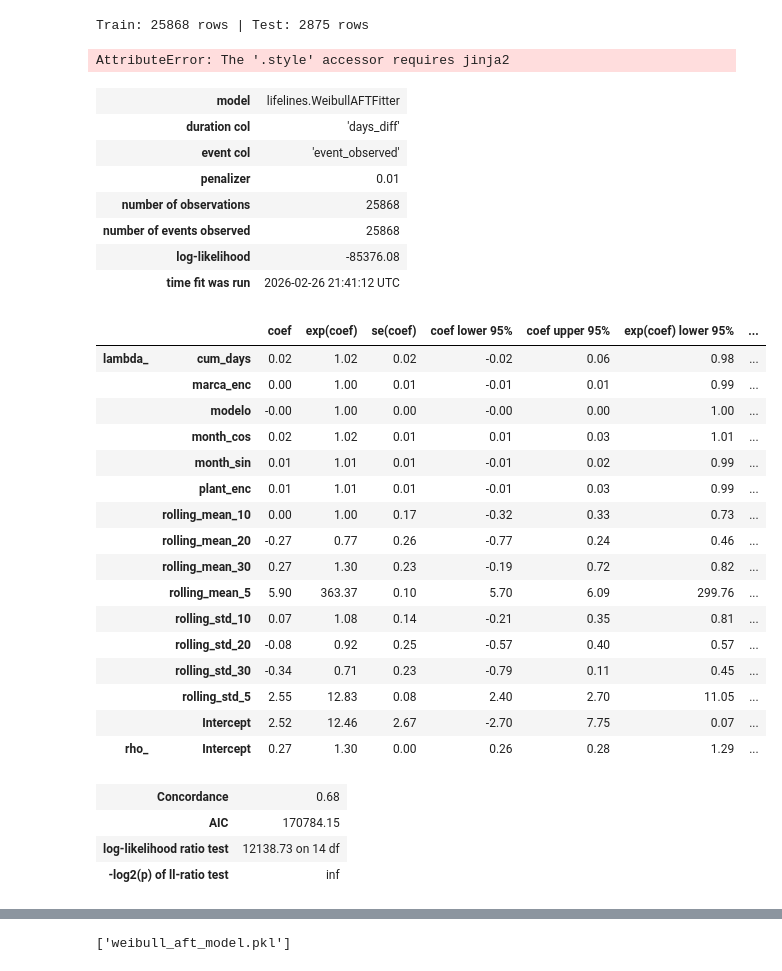
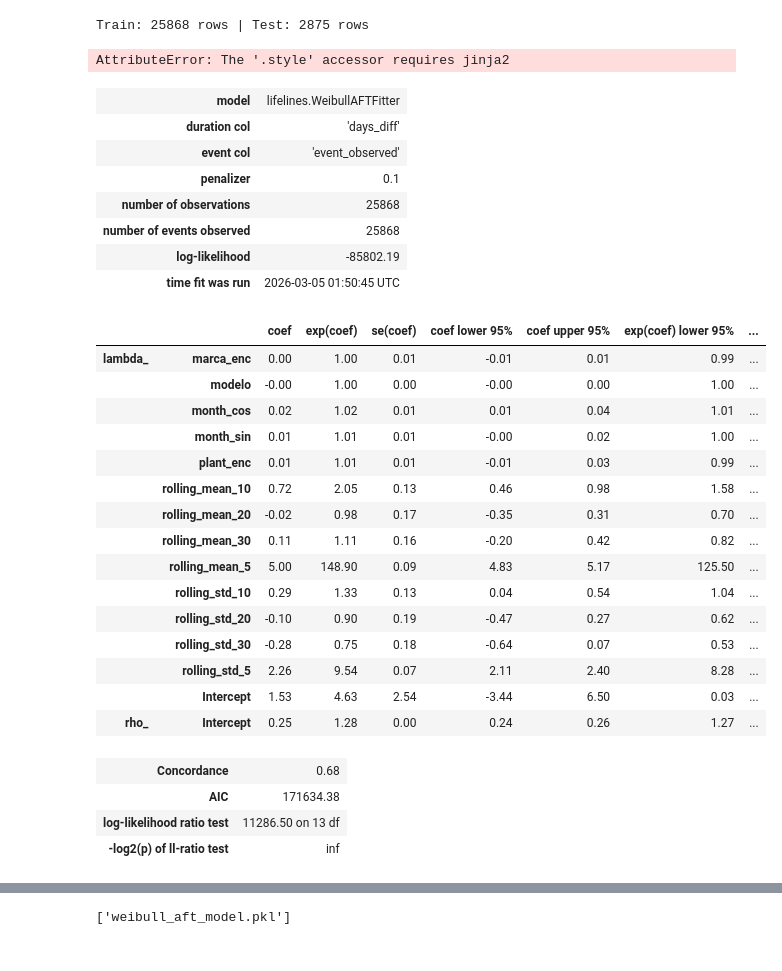
Before and after one commit to DanaGtzDev/gcc, a Jupyter notebook: parametric_aft_model.ipynb, the cells around one changed output, grey strips where cells are left out. Saved outputs shown, nothing was run; the diff lists cells and outputs as text; code cells hidden in the pictures.

```diff
--- a/parametric_aft_model.ipynb
+++ b/parametric_aft_model.ipynb
@@ -46,3 +46,18 @@ df
 | 31269 | 41733086 | 2025-10-09 | 30013413 | R591 | SINOTRUCK | 2024 | CHINO |
 | 31390 | 41736047 | 2025-10-21 | 30013413 | R591 | SINOTRUCK | 2024 | CHINO |
 32853 rows × 7 columns
+# %%
+df.columns = df.columns.str.strip()
+
+# --- 3. FEATURE ENGINEERING ---
+# Encode categoricals on the full dataset
+df['marca_enc'] = le_marca.fit_transform(df['marca'].astype(str))
+df['plant_enc'] = le_plant.fit_transform(df['plant'].astype(str))
+
+# Calculate inter-event time (the target) within each equipment group
+df['days_diff'] = df.groupby('equipment')['created_on'].diff().dt.days
+df['days_diff']
+
+# Drop first row of each equipment (no prior event to measure from)
+df = df.dropna(subset=['days_diff'])
+df
@@ -49 +105,9 @@ df
+# %%
+# FIX: Compatible with Pandas >= 2.2 (include_groups removed)
+df = (
+    df
+    .groupby('equipment', group_keys=False)
+    .apply(add_rolling_features)
+    .reset_index(drop=True)   # prevents MultiIndex issues
+)
 # %%
@@ -103,7 +149,6 @@ feature_cols = [
     'plant_enc',
     'month_sin',
     'month_cos',
-    'cum_days',
     'rolling_mean_5',
     'rolling_std_5',
     'rolling_mean_10',
@@ -118,7 +163,7 @@ model_df = df[feature_cols + ['days_diff']].copy()
 model_df['event_observed'] = 1  # All events are fully observed
 
 # Normalize continuous covariates (helps optimizer convergence)
-cont_cols = ['cum_days', 'rolling_mean_5', 'rolling_std_5',
+cont_cols = ['rolling_mean_5', 'rolling_std_5',
              'rolling_mean_10', 'rolling_std_10',
              'rolling_mean_20', 'rolling_std_20',
              'rolling_mean_30', 'rolling_std_30']
@@ -145,48 +190,51 @@ Train: 25868 rows | Test: 2875 rows
 # %%
 # --- 6. FIT WEIBULL AFT MODEL ---
 # WeibullAFTFitter models log(T) = X*beta + sigma*epsilon
 # where T is the duration and epsilon ~ Gumbel distribution
 # This naturally produces a right-skewed, non-negative time prediction
 
-aft = WeibullAFTFitter(penalizer=0.01)  # L2 regularization to avoid overfitting
+aft = WeibullAFTFitter(penalizer=0.1)  # L2 regularization to avoid overfitting
 
 aft.fit(
     train_df,
     duration_col='days_diff',
     event_col='event_observed'
 )
 
-aft.print_summary()
+try:
+    aft.print_summary()
+except Exception as e:
+    print("Summary printing failed due to missing jinja2. Displaying raw summary:")
+    print(aft.summary)
 # %% [output]
 AttributeError: The '.style' accessor requires jinja2
 | model | lifelines.WeibullAFTFitter |
 | duration col | 'days_diff' |
 | event col | 'event_observed' |
-| penalizer | 0.01 |
+| penalizer | 0.1 |
 | number of observations | 25868 |
 | number of events observed | 25868 |
-| log-likelihood | -85376.08 |
-| time fit was run | 2026-02-26 21:41:12 UTC |
+| log-likelihood | -85802.19 |
+| time fit was run | 2026-03-05 01:50:45 UTC |
 |  |  | coef | exp(coef) | se(coef) | coef lower 95% | coef upper 95% | exp(coef) lower 95% | ... |
-| lambda_ | cum_days | 0.02 | 1.02 | 0.02 | -0.02 | 0.06 | 0.98 | ... |
-|  | marca_enc | 0.00 | 1.00 | 0.01 | -0.01 | 0.01 | 0.99 | ... |
+| lambda_ | marca_enc | 0.00 | 1.00 | 0.01 | -0.01 | 0.01 | 0.99 | ... |
 |  | modelo | -0.00 | 1.00 | 0.00 | -0.00 | 0.00 | 1.00 | ... |
-|  | month_cos | 0.02 | 1.02 | 0.01 | 0.01 | 0.03 | 1.01 | ... |
-|  | month_sin | 0.01 | 1.01 | 0.01 | -0.01 | 0.02 | 0.99 | ... |
+|  | month_cos | 0.02 | 1.02 | 0.01 | 0.01 | 0.04 | 1.01 | ... |
+|  | month_sin | 0.01 | 1.01 | 0.01 | -0.00 | 0.02 | 1.00 | ... |
 |  | plant_enc | 0.01 | 1.01 | 0.01 | -0.01 | 0.03 | 0.99 | ... |
-|  | rolling_mean_10 | 0.00 | 1.00 | 0.17 | -0.32 | 0.33 | 0.73 | ... |
-|  | rolling_mean_20 | -0.27 | 0.77 | 0.26 | -0.77 | 0.24 | 0.46 | ... |
-|  | rolling_mean_30 | 0.27 | 1.30 | 0.23 | -0.19 | 0.72 | 0.82 | ... |
-|  | rolling_mean_5 | 5.90 | 363.37 | 0.10 | 5.70 | 6.09 | 299.76 | ... |
-|  | rolling_std_10 | 0.07 | 1.08 | 0.14 | -0.21 | 0.35 | 0.81 | ... |
-|  | rolling_std_20 | -0.08 | 0.92 | 0.25 | -0.57 | 0.40 | 0.57 | ... |
-|  | rolling_std_30 | -0.34 | 0.71 | 0.23 | -0.79 | 0.11 | 0.45 | ... |
-|  | rolling_std_5 | 2.55 | 12.83 | 0.08 | 2.40 | 2.70 | 11.05 | ... |
-|  | Intercept | 2.52 | 12.46 | 2.67 | -2.70 | 7.75 | 0.07 | ... |
-| rho_ | Intercept | 0.27 | 1.30 | 0.00 | 0.26 | 0.28 | 1.29 | ... |
+|  | rolling_mean_10 | 0.72 | 2.05 | 0.13 | 0.46 | 0.98 | 1.58 | ... |
+|  | rolling_mean_20 | -0.02 | 0.98 | 0.17 | -0.35 | 0.31 | 0.70 | ... |
+|  | rolling_mean_30 | 0.11 | 1.11 | 0.16 | -0.20 | 0.42 | 0.82 | ... |
+|  | rolling_mean_5 | 5.00 | 148.90 | 0.09 | 4.83 | 5.17 | 125.50 | ... |
+|  | rolling_std_10 | 0.29 | 1.33 | 0.13 | 0.04 | 0.54 | 1.04 | ... |
+|  | rolling_std_20 | -0.10 | 0.90 | 0.19 | -0.47 | 0.27 | 0.62 | ... |
+|  | rolling_std_30 | -0.28 | 0.75 | 0.18 | -0.64 | 0.07 | 0.53 | ... |
+|  | rolling_std_5 | 2.26 | 9.54 | 0.07 | 2.11 | 2.40 | 8.28 | ... |
+|  | Intercept | 1.53 | 4.63 | 2.54 | -3.44 | 6.50 | 0.03 | ... |
+| rho_ | Intercept | 0.25 | 1.28 | 0.00 | 0.24 | 0.26 | 1.27 | ... |
 | Concordance | 0.68 |
-| AIC | 170784.15 |
-| log-likelihood ratio test | 12138.73 on 14 df |
+| AIC | 171634.38 |
+| log-likelihood ratio test | 11286.50 on 13 df |
 | -log2(p) of ll-ratio test | inf |
 # %%
 # --- 7. PREDICT ---
```
Also changed, not shown: parts of 13 cells of this notebook, 26 other files.
